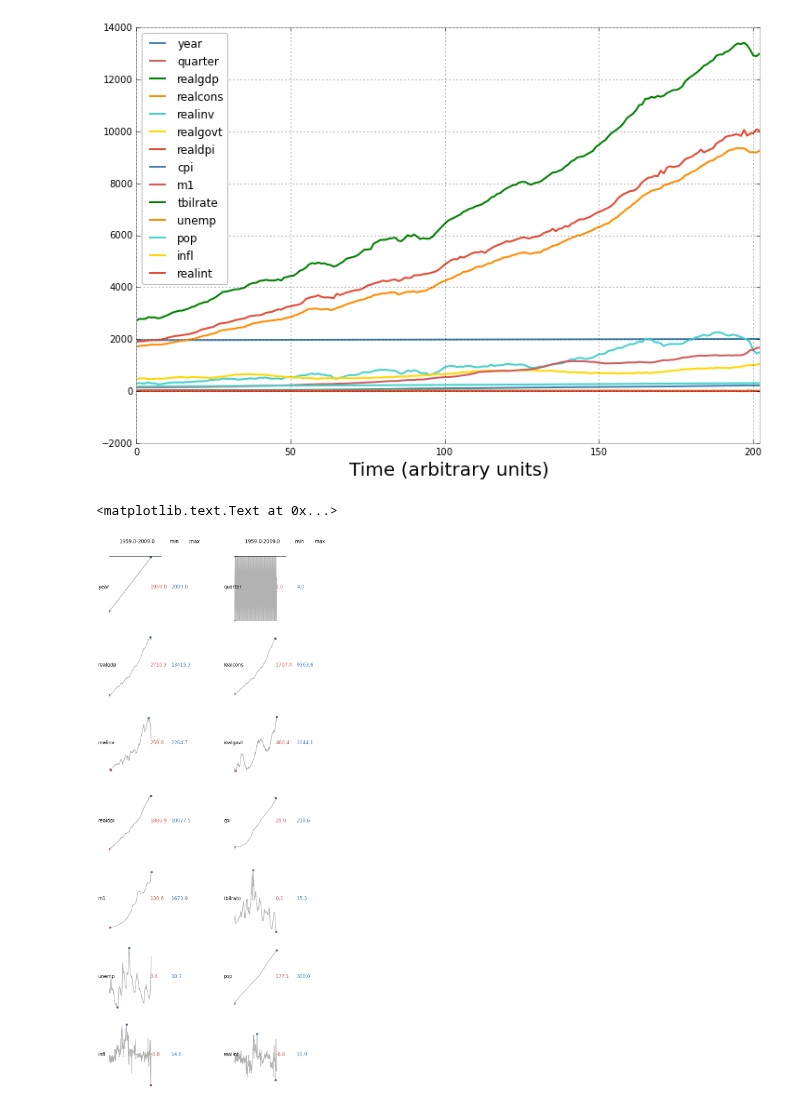
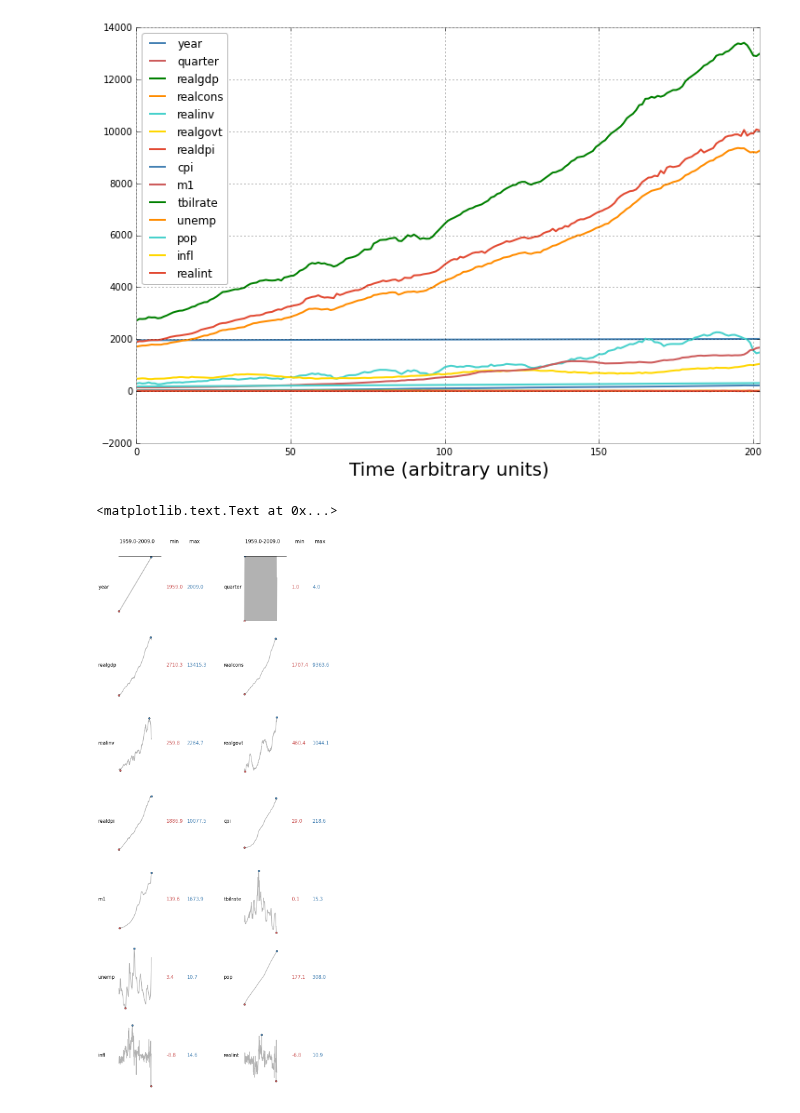
Before and after one commit to fedhere/UInotebooks, a Jupyter notebook: sparklines.ipynb, the cells around one changed output. Saved outputs shown, nothing was run; the diff lists cells and outputs as text; code cells hidden in the pictures.

```diff
--- a/sparklines.ipynb
+++ b/sparklines.ipynb
@@ -29,33 +28,34 @@ fig = pl.figure(figsize = (10,30))
 ax = []
 for i, data in enumerate(alldata.values.T):
         x2 = 0 if i%2 == 0 else 2
         ax.append(pl.subplot2grid((7,3), ((i/2), x2)))
         ax[i].plot(data, 'k', alpha=0.3)
         ax[i].axis('off')
+        ax[i].set_xlim(-len(data)*0.3, len(data)*1.3)
         try:
             ax[i].plot(np.where(data == max(data))[0], max(data), 'o')
         except ValueError:
             ax[i].plot(np.where(data == max(data))[0][0], max(data), 'o')
         try:
             ax[i].plot(np.where(data == min(data))[0], min(data), 'o')
         except ValueError:
             ax[i].plot(np.where(data == min(data))[0][0], min(data), 'o')
-        ax[i].text(0.8, 0.5, "%.1f"%(min(data)), fontsize = 15,
+        ax[i].text(1.1, 0.5, "%.1f"%(min(data)), fontsize = 15,
                    transform = ax[i].transAxes, color='IndianRed')
-        ax[i].text(1.2, 0.5, "%.1f"%(max(data)), fontsize = 15,
+        ax[i].text(1.5, 0.5, "%.1f"%(max(data)), fontsize = 15,
                    transform = ax[i].transAxes, color='SteelBlue')
         ax[i].text(-0.2, 0.5, alldata.columns[i], fontsize = 15,
                    transform = ax[i].transAxes)
         if i<2:
             ax[i].plot((0,ax[i].get_xlim()[1]),
                     (ax[i].get_ylim()[1], ax[i].get_ylim()[1]), 'k-',)
 
 ax[0].text (0.2, 1.2, '{0:1}-{1:2}          {2:2s}       {3:2s}'.format(
             alldata['year'].iloc[0], alldata['year'].iloc[-1],'min','max'),
             transform = ax[0].transAxes, fontsize=15)
 ax[1].text (0.2, 1.2, '{0:1}-{1:2}          {2:2s}       {3:2s}'.format(
             alldata['year'].iloc[0], alldata['year'].iloc[-1],'min','max'),
             transform = ax[1].transAxes, fontsize=15)
 # %% [output]
 <matplotlib.text.Text at 0x...>
-[figure, old version]
+[figure, new version]
```
Also changed, not shown: parts of 1 cell of this notebook.
